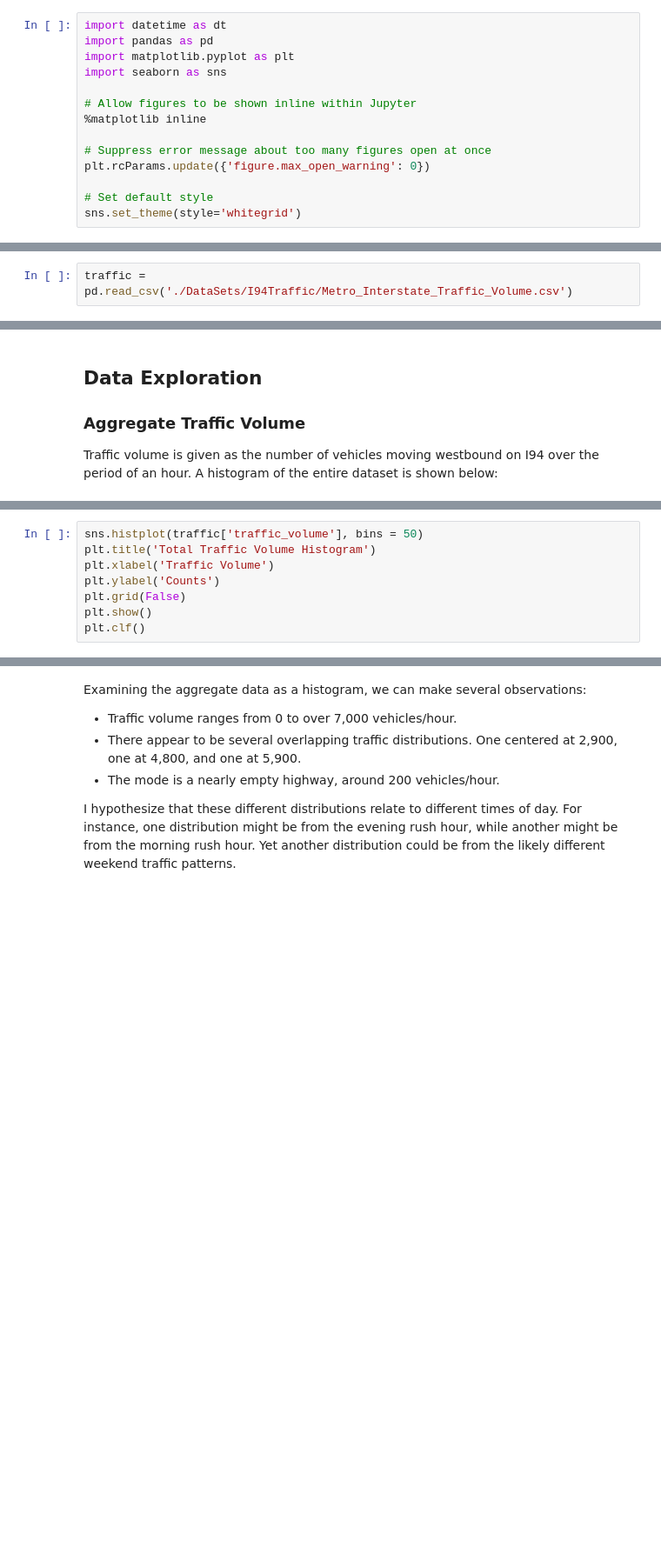
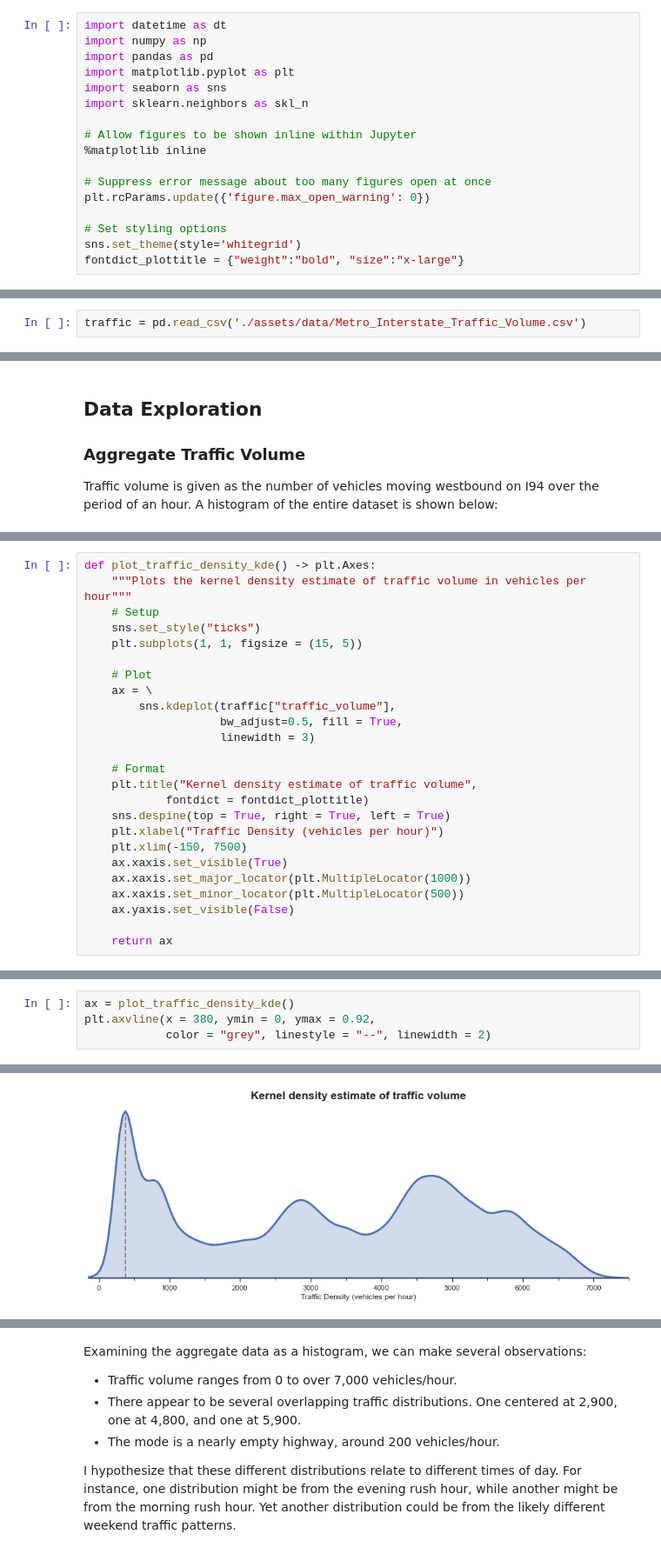
Before and after one commit to jack-edelberg/Analyzing-Traffic-I94, a Jupyter notebook: HeavyTraffic_I94.ipynb, the cells around one changed output, grey strips where cells are left out. Shown at 87% size. Cells and saved outputs as stored; diff of their text form; blank space fills up the shorter version.

```diff
--- a/HeavyTraffic_I94.ipynb
+++ b/HeavyTraffic_I94.ipynb
@@ -16,9 +52,11 @@ The goal of this project is to identify patterns in time and weather that might
 ### Imports
 # %%
 import datetime as dt
+import numpy as np
 import pandas as pd
 import matplotlib.pyplot as plt
 import seaborn as sns
+import sklearn.neighbors as skl_n
 
 # Allow figures to be shown inline within Jupyter
 %matplotlib inline
@@ -26,8 +64,9 @@ import seaborn as sns
 # Suppress error message about too many figures open at once
 plt.rcParams.update({'figure.max_open_warning': 0})
 
-# Set default style
+# Set styling options
 sns.set_theme(style='whitegrid')
+fontdict_plottitle = {"weight":"bold", "size":"x-large"}
 # %% [markdown]
 ### Dataset
 
@@ -43,7 +82,7 @@ The data used in this project, entitled 'Metro Interstate Traffic Volume', was c
 * **\[7\] date_time** - DateTime Hour of the datapoint in CST
 * **\[8\] traffic_volume** - Numeric Hourly I-94 westbound traffic volume
 # %%
-traffic = pd.read_csv('./DataSets/I94Traffic/Metro_Interstate_Traffic_Volume.csv')
+traffic = pd.read_csv('./assets/data/Metro_Interstate_Traffic_Volume.csv')
 # %% [markdown]
 ## Data Cleaning
 
@@ -122,8 +166,25 @@ Traffic volume is given as the number of vehicles moving westbound on I94 over t
 # %%
-sns.histplot(traffic['traffic_volume'], bins = 50)
-plt.title('Total Traffic Volume Histogram')
-plt.xlabel('Traffic Volume')
-plt.ylabel('Counts')
-plt.grid(False)
-plt.show()
-plt.clf()
+def plot_traffic_density_kde() -> plt.Axes:
+    """Plots the kernel density estimate of traffic volume in vehicles per hour"""
+    # Setup
+    sns.set_style("ticks")
+    plt.subplots(1, 1, figsize = (15, 5))
+
+    # Plot
+    ax = \
+        sns.kdeplot(traffic["traffic_volume"],
+                    bw_adjust=0.5, fill = True,
+                    linewidth = 3)
+
+    # Format
+    plt.title("Kernel density estimate of traffic volume",
+            fontdict = fontdict_plottitle)
+    sns.despine(top = True, right = True, left = True)
+    plt.xlabel("Traffic Density (vehicles per hour)")
+    plt.xlim(-150, 7500)
+    ax.xaxis.set_visible(True)
+    ax.xaxis.set_major_locator(plt.MultipleLocator(1000))
+    ax.xaxis.set_minor_locator(plt.MultipleLocator(500))
+    ax.yaxis.set_visible(False)
+
+    return ax
@@ -132,0 +191,5 @@ plt.clf()
+# %%
+ax = plot_traffic_density_kde()
+plt.axvline(x = 380, ymin = 0, ymax = 0.92,
+            color = "grey", linestyle = "--", linewidth = 2)
+# %% [output]
@@ -132,0 +197 @@ plt.clf()
+[figure, added]
```
Also changed, not shown: parts of 6 cells of this notebook.
